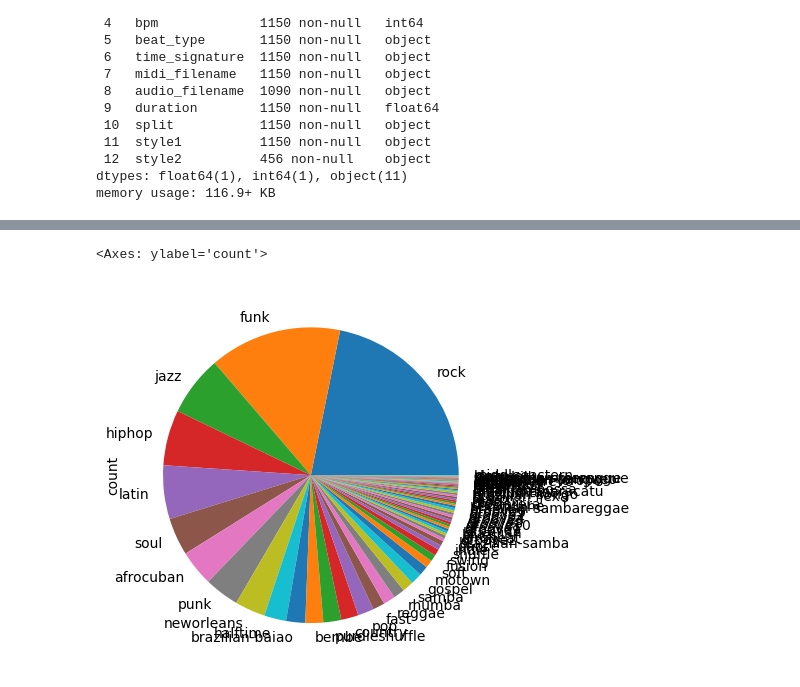
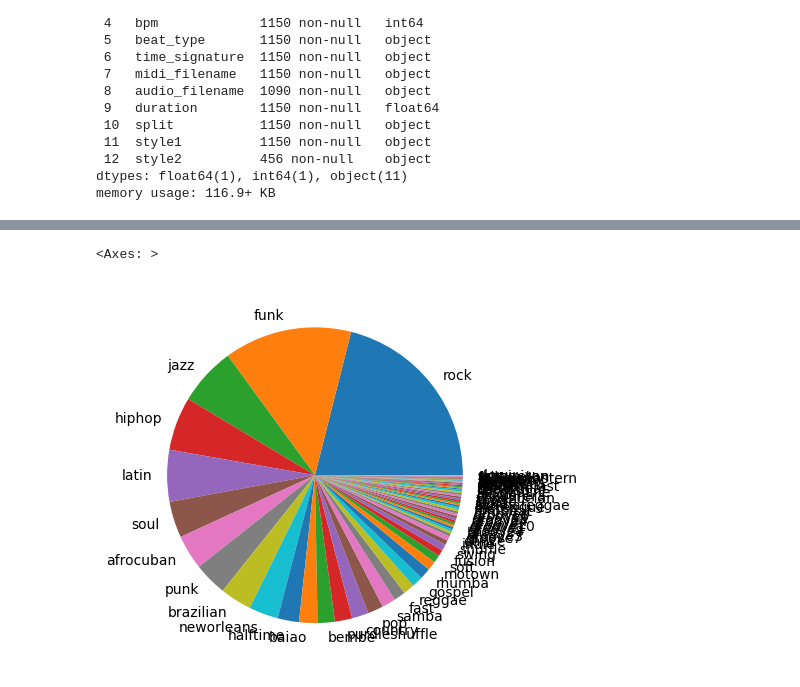
Before and after one commit to Knerten0815/GrooveLens, a Jupyter notebook: groove_exploration.ipynb, the cells around one changed output, grey strips where cells are left out. Drawn from its saved outputs; the diff is of its cells as text; code cells hidden in the pictures.

```diff
--- a/groove_exploration.ipynb
+++ b/groove_exploration.ipynb
@@ -138,0 +137,4 @@ Name: count, dtype: int64
+# %%
+data["style3"] = data["style2"].apply(lambda x: x.split("-")[1] if (x is not None and "-" in x) else x)
+data["style2"] = data["style2"].apply(lambda x: x.split("-")[0] if (x is not None and "-" in x) else None)
+data.style3.value_counts()
@@ -139,6 +159,6 @@ Name: count, dtype: int64
 # %%
 # value counts of seperated styles
-style_counts = pd.concat([data.style1, data.style2]).value_counts()
+style_counts = pd.concat([data.style1, data.style2, data.style3]).value_counts()
 print(style_counts.head(25))
 style_counts.plot(kind="pie")
 # %% [output]
@@ -162,2 +182,2 @@ Name: count, dtype: int64
-<Axes: ylabel='count'>
+<Axes: >
-[figure, old version]
+[figure, new version]
```
Also changed, not shown: parts of 13 cells of this notebook.
